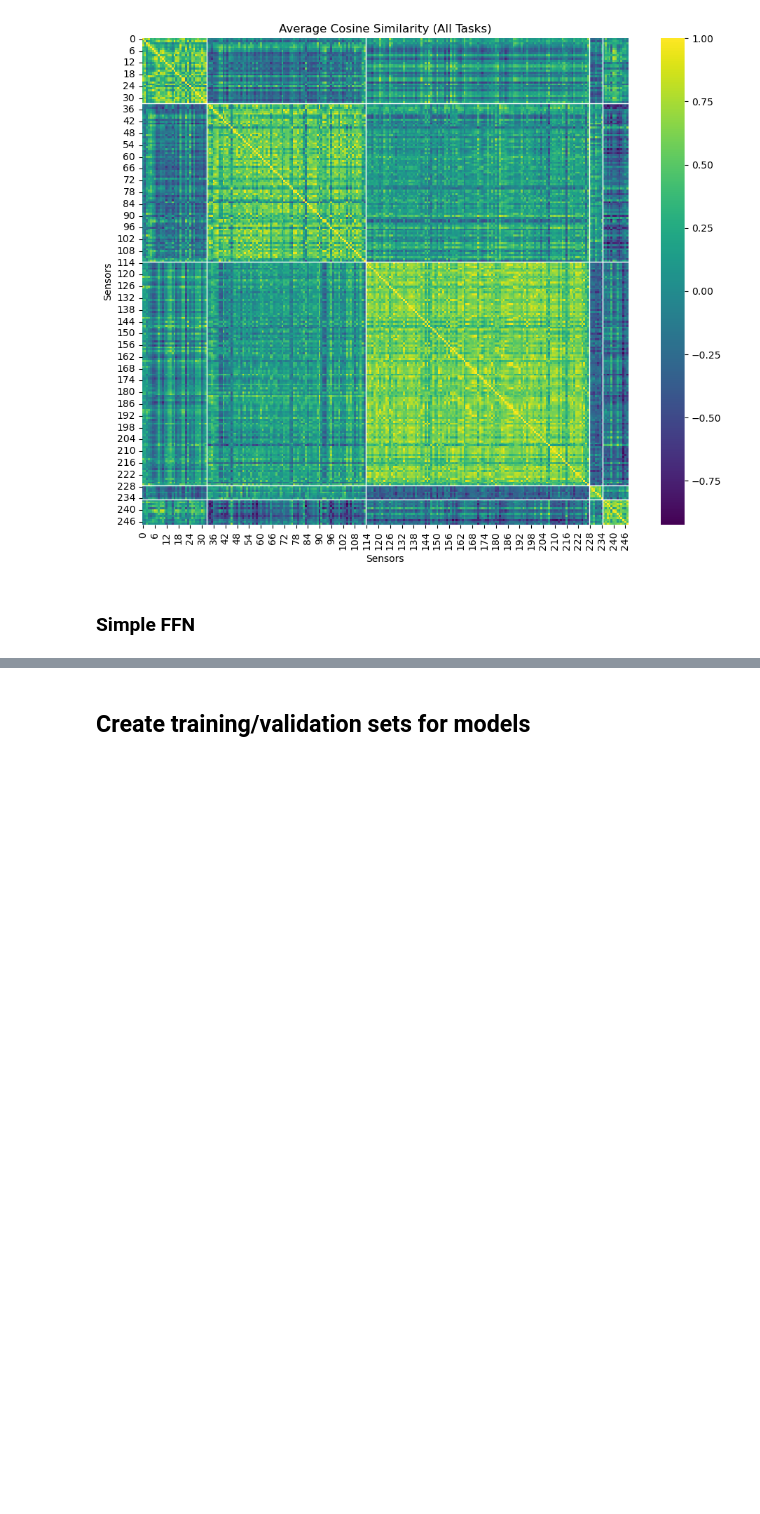
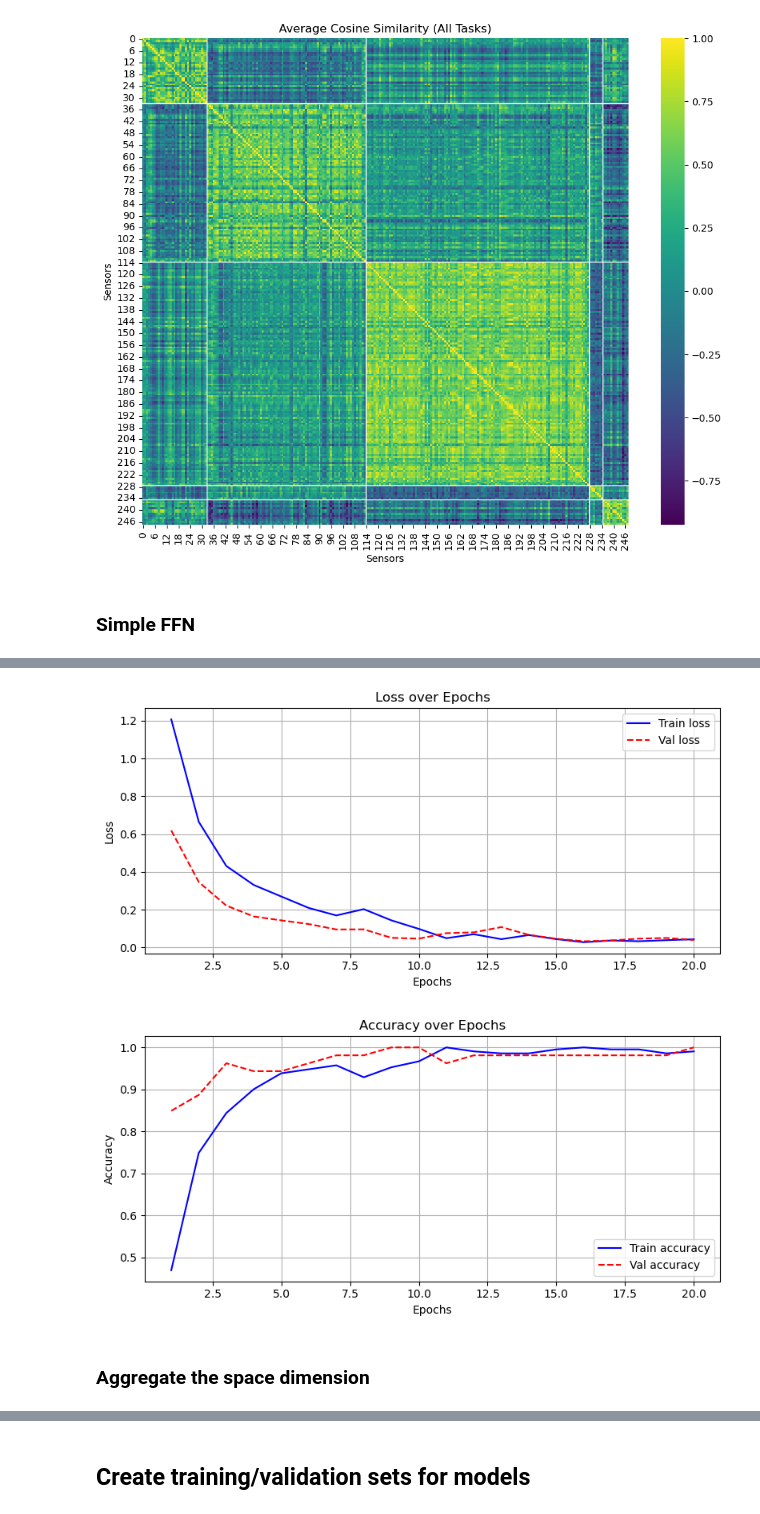
Before and after one commit to antisocialites/Deep-Learning, a Jupyter notebook: Assignment 2/clusters_subchunks.ipynb, the cells around one changed output, grey strips where cells are left out. Saved outputs shown, nothing was run; the diff lists cells and outputs as text; code cells hidden in the pictures; blank space fills up the shorter version.

Commit message:
ffnn implementations in two variations (without chunk predictions)

```diff
--- a/Assignment 2/clusters_subchunks.ipynb
+++ b/Assignment 2/clusters_subchunks.ipynb
@@ -185,9 +230,33 @@ plot_avg_sensor_similarity(
+# %%
+time_per_snapshot = 32       # 1s per snapshot isince it's sampled at 128 Hz
+sequence_length = 6          # 10 snapshots per sequence (10s)
+label_map = {
+    "rest": 0,
+    "motor": 1,
+    "story_math": 2,
+    "wm": 3
+}
+
+# create input sequences
+X_rest = make_sequences_aggregated(rest_data, 'time', time_per_snapshot, sequence_length)
+X_motor = make_sequences_aggregated(motor_data, 'time', time_per_snapshot, sequence_length)
+X_story = make_sequences_aggregated(story_math_data, 'time', time_per_snapshot, sequence_length)
+X_wm = make_sequences_aggregated(wm_data, 'time', time_per_snapshot, sequence_length)
+
+# output labels
+y_rest = np.full((X_rest.shape[0],), label_map["rest"])
+y_motor = np.full((X_motor.shape[0],), label_map["motor"])
+y_story = np.full((X_story.shape[0],), label_map["story_math"])
+y_wm = np.full((X_wm.shape[0],), label_map["wm"])
+
+X_all = np.concatenate([X_rest, X_motor, X_story, X_wm], axis=0)
+y_all = np.concatenate([y_rest, y_motor, y_story, y_wm], axis=0)
+
+# shuffle??
+X_train, X_val, y_train, y_val = train_test_split(
+    X_all, y_all, test_size=0.2, stratify=y_all, random_state=42)
 # %%
 # Prepare data
-X_train_ffnn = prepare_ffnn_data(X_train)
-X_val_ffnn = prepare_ffnn_data(X_val)
-X_all_ffnn = prepare_ffnn_data(X_all)
-
 # Build FFNN model
 def build_ffnn(input_shape, dense_units=128, dropout_rate=0.3, num_classes=4):
     model = models.Sequential([
@@ -202,7 +271,8 @@ def build_ffnn(input_shape, dense_units=128, dropout_rate=0.3, num_classes=4):
     return model
 
 # Instantiate and compile
-ffnn_model = build_ffnn(input_shape=(X_train_ffnn.shape[1],))
+ffnn_model = build_ffnn(input_shape=X_train.shape[1:])
+
 ffnn_model.compile(
     optimizer=Adam(learning_rate=1e-3),
     loss='sparse_categorical_crossentropy',
@@ -210,9 +280,9 @@ ffnn_model.compile(
 )
 
 # Train
-ffnn_model.fit(
-    X_train_ffnn, y_train,
-    validation_data=(X_val_ffnn, y_val),
+ffnn_history = ffnn_model.fit(
+    X_train, y_train,
+    validation_data=(X_val, y_val),
     epochs=20,
     batch_size=16,
     verbose=1
@@ -221,0 +308,7 @@ NameError: name 'X_train' is not defined
+# %%
+plot_training_history(ffnn_history, metrics=['loss', 'accuracy'])
+# %% [output]
+[figure, added]
+[figure, added]
+# %% [markdown]
+### Aggregate the space dimension
```
Also changed, not shown: parts of 8 cells of this notebook, 1 other file.
